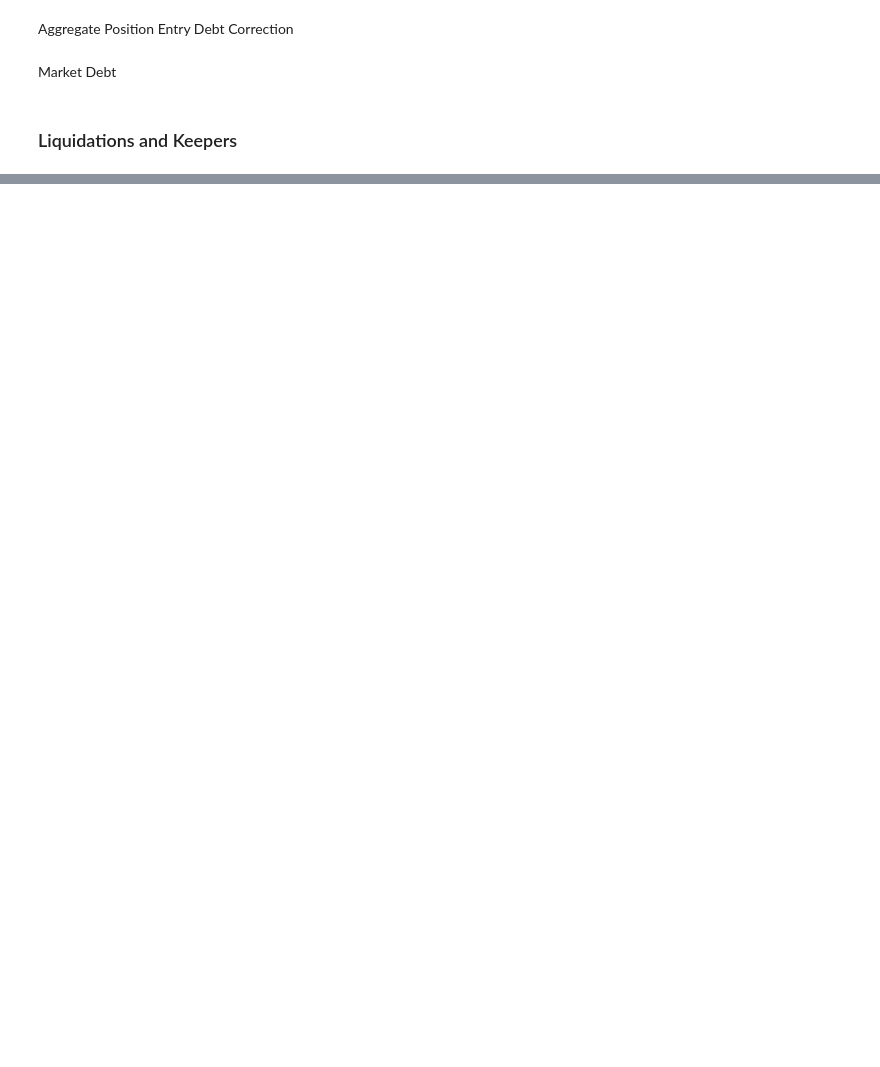
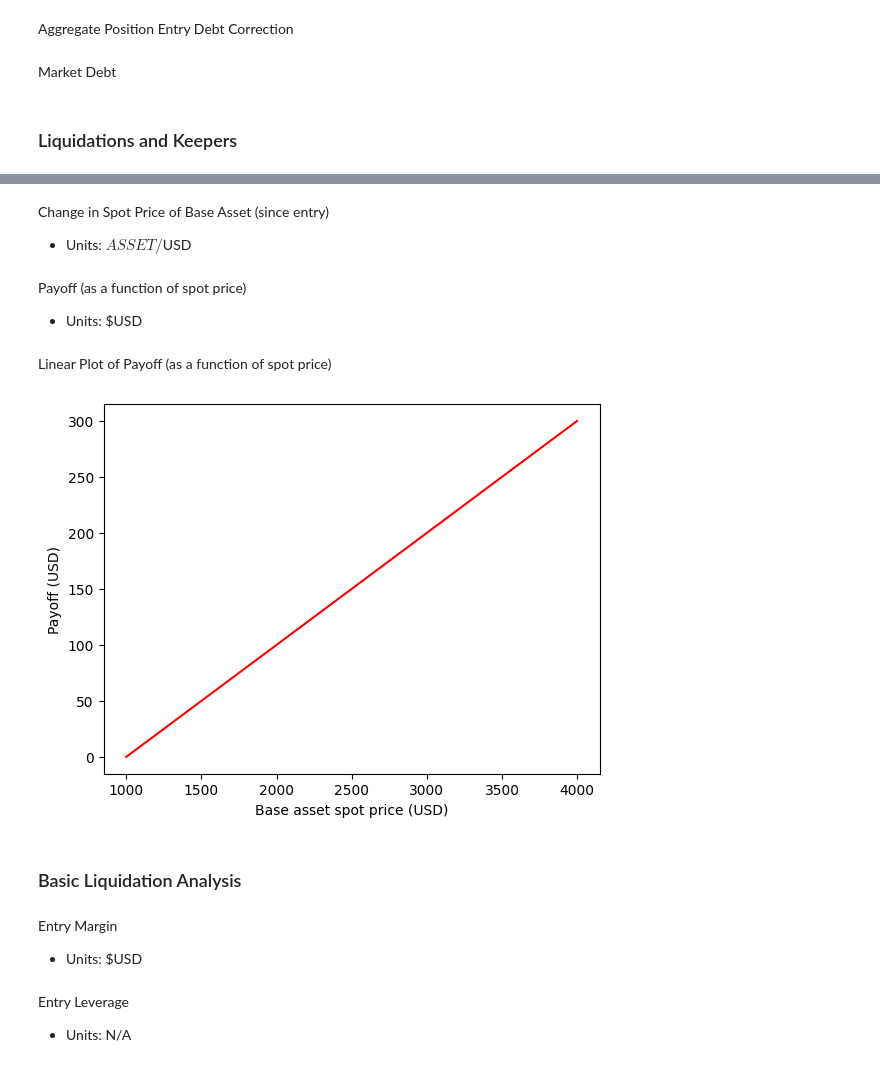
Before and after one commit to Kwenta/quanto-py, a Jupyter notebook: synthetix/futures-v1.ipynb, the cells around one changed output, grey strips where cells are left out. Cells and saved outputs as stored; diff of their text form; code cells hidden in the pictures; blank space fills up the shorter version.

```diff
--- a/synthetix/futures-v1.ipynb
+++ b/synthetix/futures-v1.ipynb
@@ -165,0 +335,2 @@ approximate_liquidation_price = (
+# %%
+λ_e = 1
@@ -165,0 +341,39 @@ approximate_liquidation_price = (
+# %%
+b_e = 1000
+# %% [markdown]
+Change in Spot Price of Base Asset (since entry)
+
+-   Units: $ASSET/$USD
+# %%
+Δb = np.linspace(1000, 4000, 100)
+# %% [markdown]
+Payoff (as a function of spot price)
+
+-   Units: $USD
+# %%
+payoff = calculate_profit_and_loss(
+    calculate_notional_value(
+        calculate_position_size(
+            m_e,
+            λ_e,
+            b_e,
+        ),
+        Δb,
+    ),
+    calculate_initial_notional_value(m_e, λ_e),
+)
+# %% [markdown]
+Linear Plot of Payoff (as a function of spot price)
+# %%
+plt.plot(Δb, payoff, "r")
+plt.ylabel("Payoff (USD)")
+plt.xlabel("Base asset spot price (USD)")
+plt.show()
+# %% [output]
+[figure, added]
+# %% [markdown]
+### Basic Liquidation Analysis
+# %% [markdown]
+Entry Margin
+
+-   Units: $USD
@@ -165,0 +382,4 @@ approximate_liquidation_price = (
+# %% [markdown]
+Entry Leverage
+
+-   Units: N/A
```
Also changed, not shown: parts of 77 cells of this notebook.
